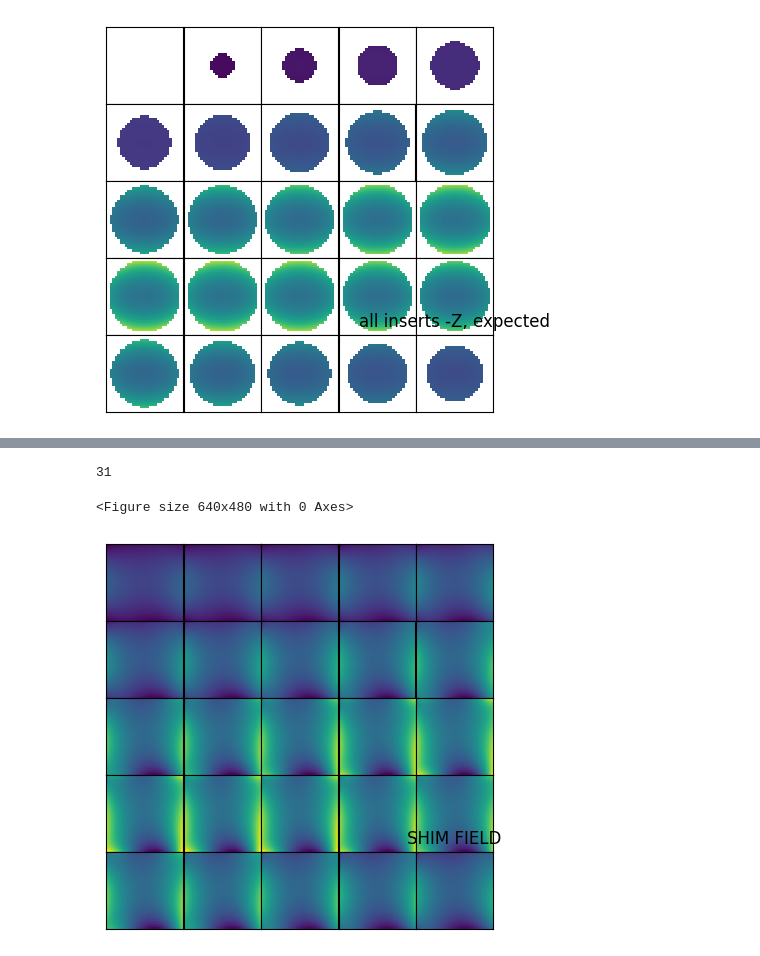
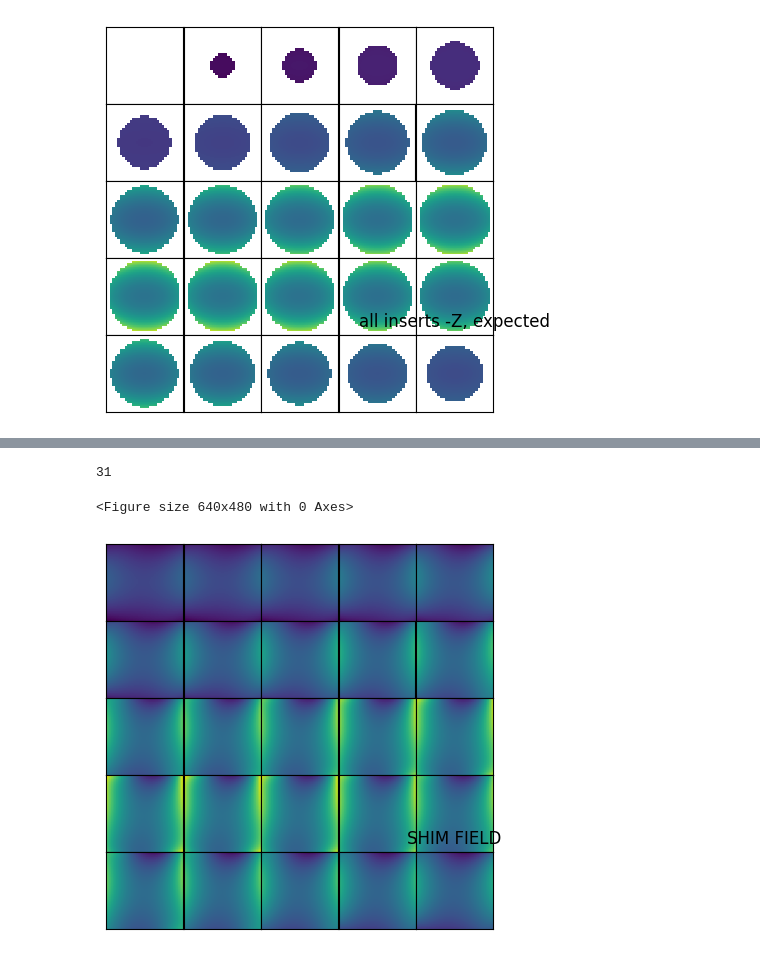
Before and after one commit to rst030/cosi-measure, a Jupyter notebook: Software/COSI2/test_FULLMAP_12_INSERTS_ONE_RING.ipynb, the cells around one changed output, grey strips where cells are left out. Cells and saved outputs as stored; diff of their text form; code cells hidden in the pictures.

```diff
--- a/Software/COSI2/test_FULLMAP_12_INSERTS_ONE_RING.ipynb
+++ b/Software/COSI2/test_FULLMAP_12_INSERTS_ONE_RING.ipynb
@@ -108,8 +77,10 @@ plt.show()
 mu                  = 1e-7
 
 magSizeOuter        = 6*1e-3        #size of shim magnets
-NEW_B_REM = 1.35*1.35*1.2
-bRem                = NEW_B_REM #1.35 # [T]      #remanence field of shim magnets
+STRENGTH_FACTOR = 1.25
+STRENGTH_FACTOR_1 = 1.05
+NEW_B_REM = 1.35*STRENGTH_FACTOR*STRENGTH_FACTOR_1#
+bRem                = NEW_B_REM # [T]      #remanence field of shim magnets
 
 #shim tray configuration
 def ringposFromTrayNr(trays_ocp):
@@ -323,7 +294,7 @@ for idx in range(len(positions)):
     position = positions[idx]
     y2d, z2d = np.meshgrid(Y,Z,indexing='ij') #!!!!!!!!!!!
 
-    shimming_magnets[idx].rotation_yz = np.pi/2
+    shimming_magnets[idx].rotation_yz = 0#+np.pi/2
 
     shimming_magnets[idx].render_field(grid=coordinate_grid)
     print(shimming_magnets[idx])
@@ -491,7 +462,7 @@ plt.show()
 # DSV = b0map.path.radius*2 # DEFINED ABOVE!
 b0map = b0map_iter1
 
-DSV_INNER = b0map.path.radius*1.9 #!!!TEMP*1.96#1.95 # DEFINED ABOVE!
+DSV_INNER = b0map.path.radius*1.85 #!!!TEMP*1.96#1.95 # DEFINED ABOVE!
 # make a spherical mask with diameter DSV
 sphereMask = np.zeros(np.shape(coordinate_grid[0]), dtype = float)
 sphereMask[np.square(coordinate_grid[0]) + np.square(coordinate_grid[1]) + np.square(coordinate_grid[2]) <= (DSV/2)**2] = 1
@@ -624,5 +588,5 @@ from scipy.optimize import least_squares
 
 initialGuess = vector_of_magnet_rotations
 #initialGuess[initialGuess<0.001] = 0.001
-lsqData = least_squares(_dataFitting, initialGuess, max_nfev=6400, xtol = 1e-6,ftol=0, verbose=2,bounds=(initialGuess*0,initialGuess*0+2*np.pi))
+lsqData = least_squares(_dataFitting, initialGuess, max_nfev=6400, xtol = 1e-7,ftol=0, verbose=2,bounds=(initialGuess*0,initialGuess*0+2*np.pi))
 # %% [output]
@@ -710,34 +672,34 @@ mean mT 47.74 -> 47.52
 # %%
 # SHIM FIELD
 plt.figure(0)
 
 mapsize = int(np.sqrt(len(FieldMeasured[:,0,0])))
 fig, axes = plt.subplots(nrows=mapsize, ncols=mapsize, figsize=(mapsize, mapsize))
 
 xvals = b0map_iter1.xDim_SPH_fine
 
 shimoffset = 0# np.nanmean(shimmed_Field_final) - np.nanmean(initialField)
 d = np.shape(coordinate_grid[0])
 print(d[0])
 
 
 for i in range(mapsize):
     for j in range(mapsize):
-        xxx = axes[j,i].imshow(optimized_shim_Field[i+j*mapsize,:,:],clim=[1.00*np.nanmin(optimized_shim_Field)+shimoffset,1.00*np.nanmax(optimized_shim_Field)+shimoffset])
+        xxx = axes[j,i].imshow(optimized_shim_Field[i+j*mapsize,:,:],clim=[1.00*np.nanmin(optimized_shim_Field)+shimoffset,1.00*np.nanmax(optimized_shim_Field)+shimoffset],origin='lower')
         axes[j,i].xaxis.set_visible(False)
         axes[j,i].yaxis.set_visible(False)
 
 plt.subplots_adjust(wspace=0, hspace=0)
 plt.title('SHIM FIELD')
 
 plt.savefig('./pics/shim_field_ITER2_1RING.png',format="png")
 plt.savefig('./pics/shim_field_ITER2_1RING.pdf',format="pdf")
 #plt.colorbar(mappable=xxx)
 plt.show()
 # %% [output]
 31
 <Figure size 640x480 with 0 Axes>
-[figure, old version]
+[figure, new version]
 # %%
 # SHIMMED field
 plt.figure(0)
```
Also changed, not shown: parts of 22 cells of this notebook, 43 other files.
